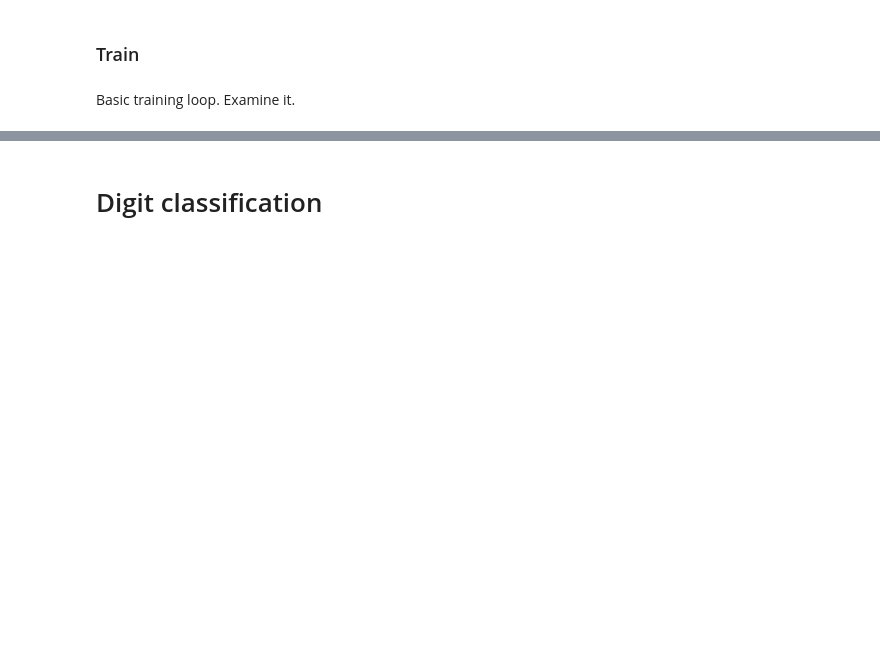
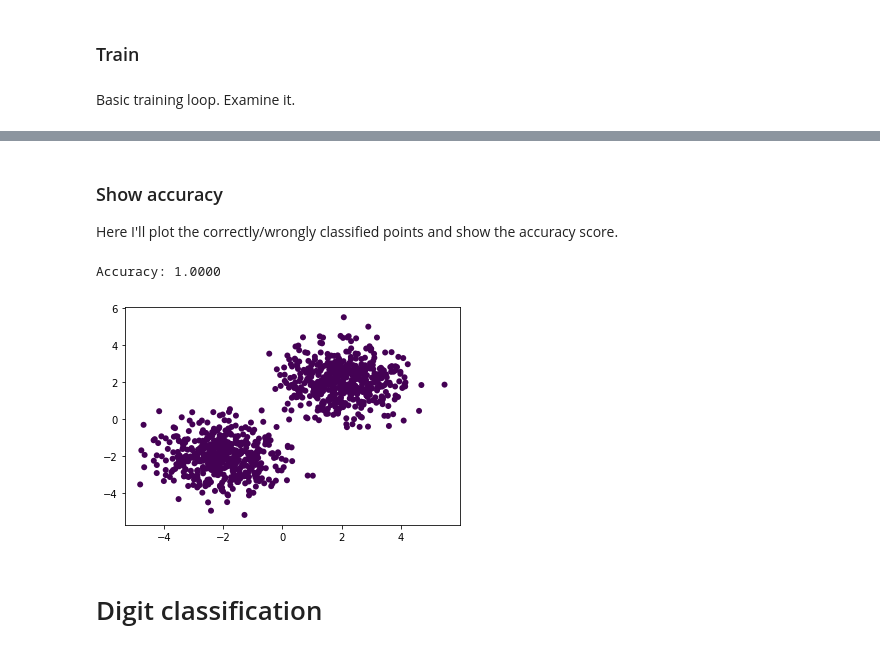
Before and after one commit to tadejsv/Practical_DL, a Jupyter notebook: homework01/homework_main-basic.ipynb, the cells around one changed output, grey strips where cells are left out. Cells and saved outputs as stored; diff of their text form; code cells hidden in the pictures; blank space fills up the shorter version.

```diff
--- a/homework01/homework_main-basic.ipynb
+++ b/homework01/homework_main-basic.ipynb
@@ -144,3 +153,17 @@ for i in range(n_epoch):
+# %% [markdown]
+### Show accuracy
+
+Here I'll plot the correctly/wrongly classified points and show the accuracy score.
+# %%
+predictions = np.exp(net.forward(X)).argmax(axis=1)
+truth = Y.argmax(axis=1)
+correct = predictions == truth
+
+plt.scatter(X[:,0],X[:,1], c = correct, edgecolors= 'none')
+print(f'Accuracy: {correct.mean():.4f}')
+# %% [output]
+Accuracy: 1.0000
+[figure, added]
 # %% [markdown]
 # Digit classification
 # %% [markdown]
```
Also changed, not shown: parts of 5 cells of this notebook, 3 other files.
